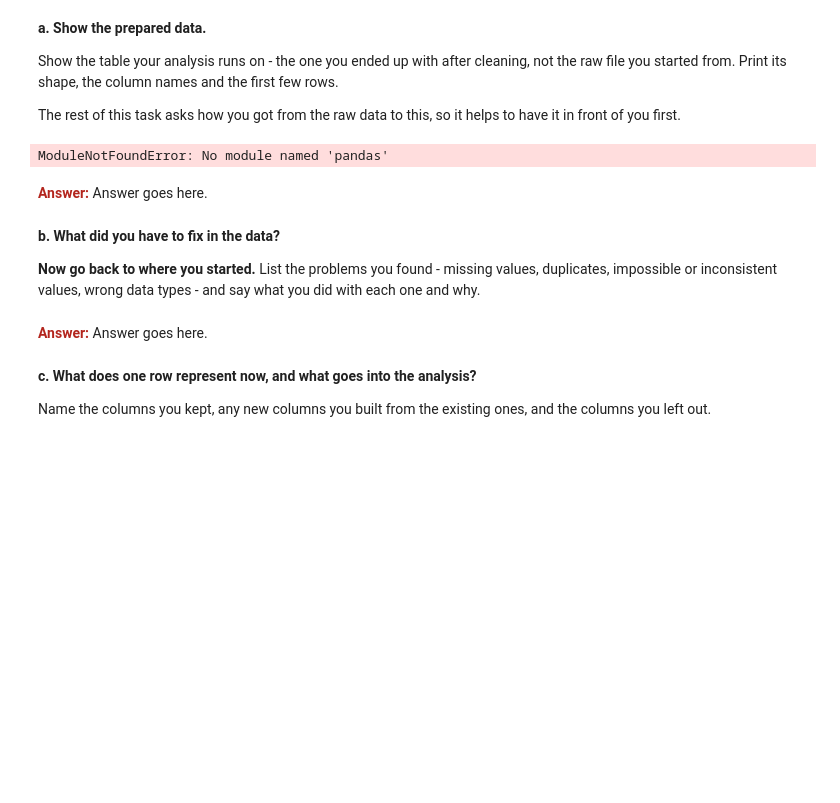
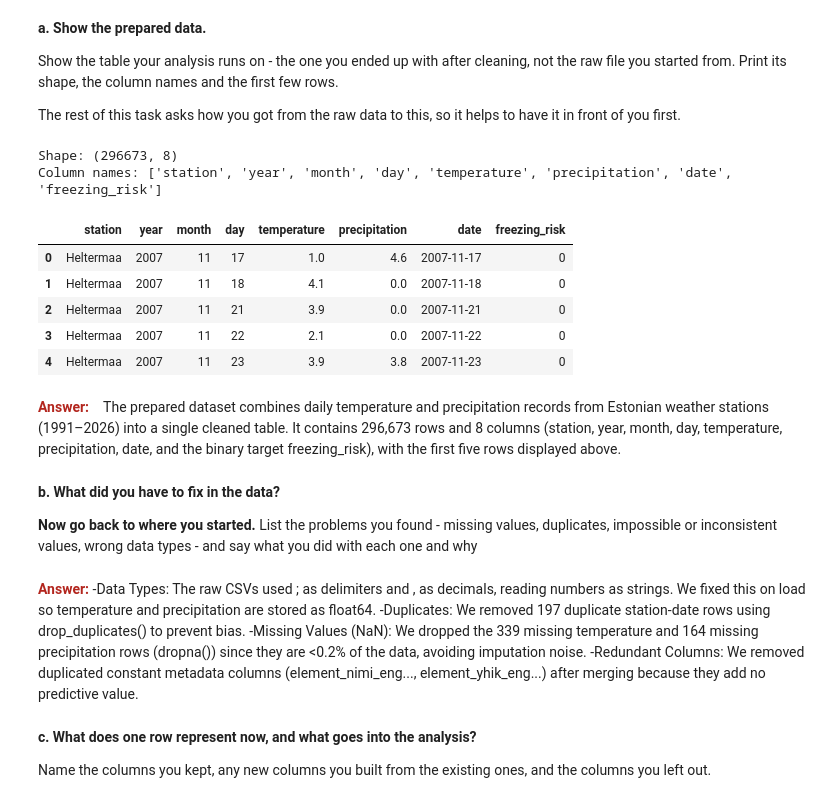
Before and after one commit to paulmrll/Introduction_to_datascience_group, a Jupyter notebook: IDS2026_HW10.ipynb, the cells around one changed output. Cells and saved outputs as stored; diff of their text form; code cells hidden in the pictures; blank space fills up the shorter version.

```diff
--- a/IDS2026_HW10.ipynb
+++ b/IDS2026_HW10.ipynb
@@ -47,29 +47,66 @@ The rest of this task asks how you got from the raw data to this, so it helps to
 # %%
 # TODO (if applicable)
 import pandas as pd
 
-rain = pd.read_csv("data_rain.csv")
-temp = pd.read_csv("data_temperature.csv")
+# 1. raw data
+df_rain = pd.read_csv("data_rain.csv", sep=";", decimal=",")
+df_temperature = pd.read_csv("data_temperature.csv", sep=";", decimal=",")
 
-print("--- RAIN ---")
-print("Shape:", rain.shape)
-display(rain.head())
+# 2. Combine them into a single table using "observatory" and "date" as keys
+keys = [
+    'jaam_nimi - Station name, local (est)',
+    'aasta - Year of measurement, UTC time',
+    'kuu - Month of measurement, UTC time',
+    'paev - Day of measurement, UTC time'
+]
+df = pd.merge(df_temperature, df_rain, on=keys, how='inner')
 
-print("--- TEMP ---")
-print("Shape:", temp.shape)
-display(temp.head())
+# 3.Organize column names for clarity and remove unnecessary metadata columns
+df = df.rename(columns={
+    'jaam_nimi - Station name, local (est)': 'station',
+    'aasta - Year of measurement, UTC time': 'year',
+    'kuu - Month of measurement, UTC time': 'month',
+    'paev - Day of measurement, UTC time': 'day',
+    'vaartus - The measured value_x': 'temperature',
+    'vaartus - The measured value_y': 'precipitation'
+})
+df_clean = df[['station', 'year', 'month', 'day', 'temperature', 'precipitation']].copy()
+
+# 4. Removing Duplicate Rows and Missing Values
+df_clean = df_clean.drop_duplicates(subset=['station', 'year', 'month', 'day'])
+df_clean = df_clean.dropna(subset=['temperature', 'precipitation'])
+
+# 5. Create a date column and a target column for checking the risk of icy roads
+df_clean['date'] = pd.to_datetime(df_clean[['year', 'month', 'day']])
+df_clean = df_clean.sort_values(['station', 'date']).reset_index(drop=True)
+df_clean['freezing_risk'] = ((df_clean['temperature'] <= 0) & (df_clean['precipitation'] > 0)).astype(int)
+
+# 6. Display its shape, the column names and the first few rows.
+print("Shape:", df_clean.shape)
+print("Column names:", list(df_clean.columns))
+display(df_clean.head())
 # %% [output]
-ModuleNotFoundError: No module named 'pandas'
+Shape: (296673, 8)
+Column names: ['station', 'year', 'month', 'day', 'temperature', 'precipitation', 'date', 'freezing_risk']
+|  | station | year | month | day | temperature | precipitation | date | freezing_risk |
+| 0 | Heltermaa | 2007 | 11 | 17 | 1.0 | 4.6 | 2007-11-17 | 0 |
+| 1 | Heltermaa | 2007 | 11 | 18 | 4.1 | 0.0 | 2007-11-18 | 0 |
+| 2 | Heltermaa | 2007 | 11 | 21 | 3.9 | 0.0 | 2007-11-21 | 0 |
+| 3 | Heltermaa | 2007 | 11 | 22 | 2.1 | 0.0 | 2007-11-22 | 0 |
+| 4 | Heltermaa | 2007 | 11 | 23 | 3.9 | 3.8 | 2007-11-23 | 0 |
 # %% [markdown]
-<span style="color:#B3261E;"><strong>Answer:</strong></span> Answer goes here.
+<span style="color:#B3261E;"><strong>Answer:</strong></span>　The prepared dataset combines daily temperature and precipitation records from Estonian weather stations (1991–2026) into a single cleaned table. It contains 296,673 rows and 8 columns (station, year, month, day, temperature, precipitation, date, and the binary target freezing_risk), with the first five rows displayed above.
 # %% [markdown]
 **b. What did you have to fix in the data?**
 
-**Now go back to where you started.** List the problems you found - missing values, duplicates, impossible or inconsistent values, wrong data types - and say what you did with each one and why.
+**Now go back to where you started.** List the problems you found - missing values, duplicates, impossible or inconsistent values, wrong data types - and say what you did with each one and why
 # %%
 # TODO (if applicable)
 # %% [markdown]
-<span style="color:#B3261E;"><strong>Answer:</strong></span> Answer goes here.
+<span style="color:#B3261E;"><strong>Answer:</strong></span>
+-Data Types: The raw CSVs used ; as delimiters and , as decimals, reading numbers as strings. We fixed this on load so temperature and precipitation are stored as float64. -Duplicates: We removed 197 duplicate station-date rows using drop_duplicates() to prevent bias.
+-Missing Values (NaN): We dropped the 339 missing temperature and 164 missing precipitation rows (dropna()) since they are <0.2% of the data, avoiding imputation noise.
+-Redundant Columns: We removed duplicated constant metadata columns (element_nimi_eng..., element_yhik_eng...) after merging because they add no predictive value.
 # %% [markdown]
 **c. What does one row represent now, and what goes into the analysis?**
 
```
Also changed, not shown: parts of 12 cells of this notebook.
